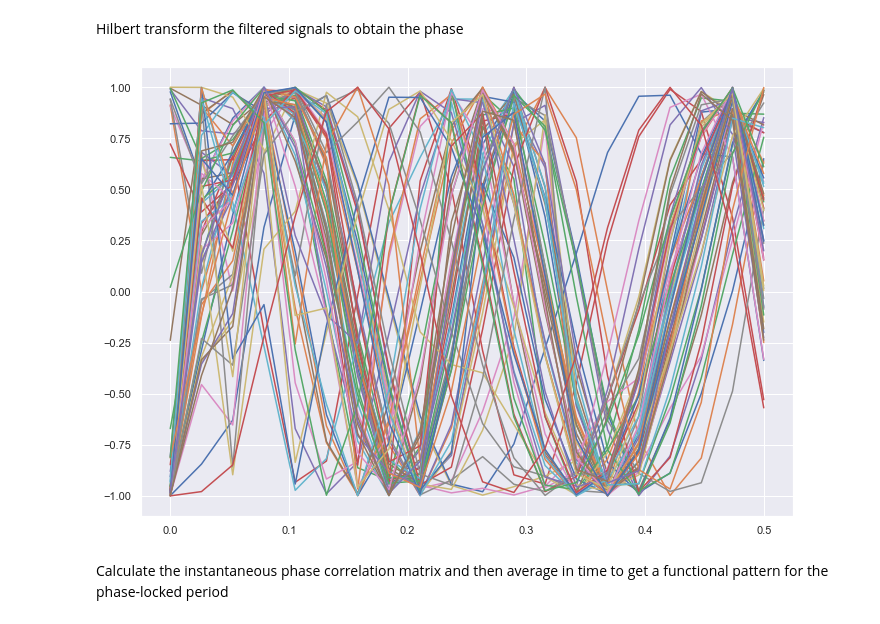
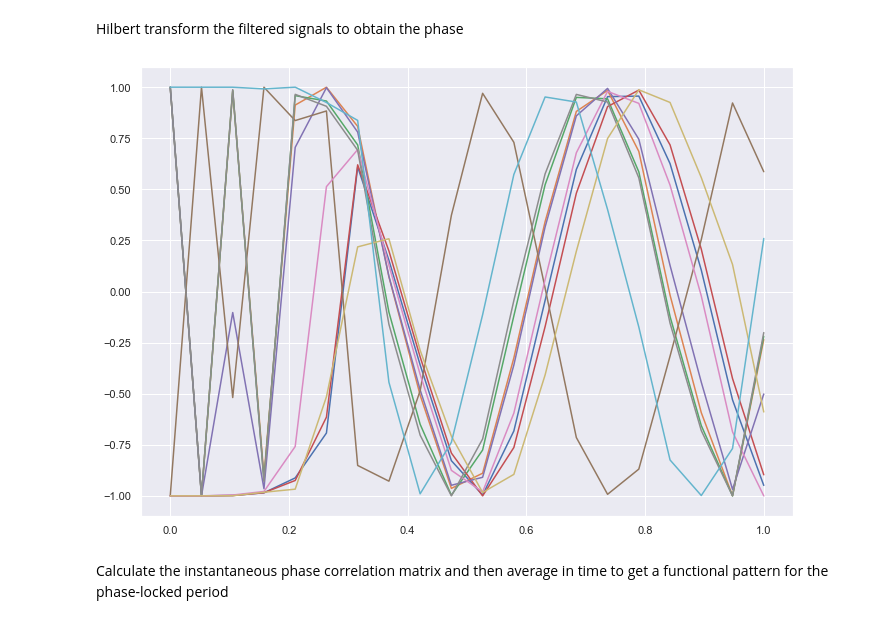
Before and after one commit to rnartallo/kuramotocontrol, a Jupyter notebook: MainNotebook.ipynb, the cells around one changed output. Saved outputs shown, nothing was run; the diff lists cells and outputs as text; code cells hidden in the pictures.

Commit message:
12 parcellation working to some extent

```diff
--- a/MainNotebook.ipynb
+++ b/MainNotebook.ipynb
@@ -218,8 +216,11 @@ Data wrangling and bandpass filtering to get matrix of 20 phase-locked time-fram
 # %%
 N=66
 Subj18Run2 = open('Subject18Run2.txt', 'r')
+permutation = open('permutation.txt','r')
 reader = csv.reader(Subj18Run2)
+reader2 = csv.reader(permutation)
 DataAsList = [row for row in reader]
+permutation = [x-1 for x in list(map(int, [row.split(',') for row in permutation][0]))]
 DataAsArray =[]
 for data in DataAsList:
     DataAsArray.append(data[0].split(' '))
@@ -230,20 +231,22 @@ for i in range(0,len(DataAsArray)):
         DataAsArray[i][j]=float(DataAsArray[i][j])
 DataAsArray=np.array(DataAsArray)
 #Phase-locked region is the same as the one obtained by Basset et al.
+#Permute according to parcellation
+DataAsArray=DataAsArray[:,permutation]
 DataAsArray=DataAsArray[248:268,:]
-#Filter using same parameters as Basset et al.
-FilteredSignals = KFB.butter_bandpass_filter(DataAsArray,0.04,0.07,0.5,2)
+#Filter using same parameters as Basset
+FilteredSignals = KFB.butter_bandpass_filter(DataAsArray,0.04,0.06,0.5,5)
 # %% [markdown]
 Hilbert transform the filtered signals to obtain the phase
 # %%
 analytic_signal = hilbert(FilteredSignals,axis=0)
 instantaneous_phase = np.unwrap(np.angle(analytic_signal))
-t=np.linspace(0,0.5,20)
-for i in range(0,N):
+t=np.linspace(0,1,20)
+for i in range(0,10):
     ax = sns.lineplot(t,np.sin(instantaneous_phase[:,i]))
 instantaneous_phase_no_mod = KFB.RemoveBounds(instantaneous_phase)
 # %% [output]
-[figure, old version]
+[figure, new version]
 # %% [markdown]
 Calculate the instantaneous phase correlation matrix and then average in time to get a functional pattern for the phase-locked period
 # %%
```
Also changed, not shown: parts of 1 cell of this notebook, 3 other files.
